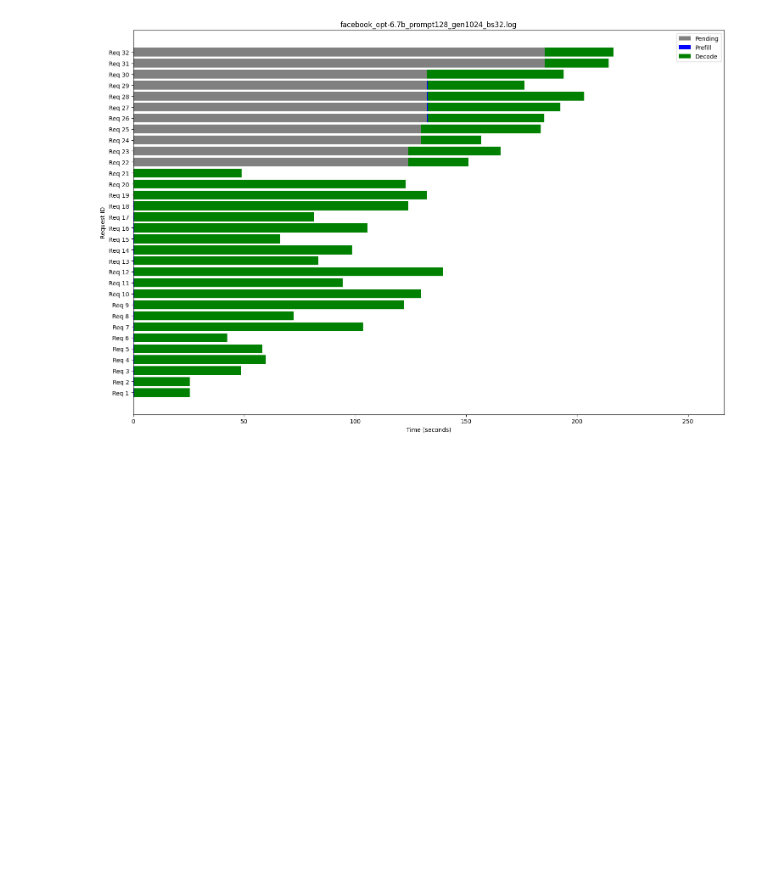
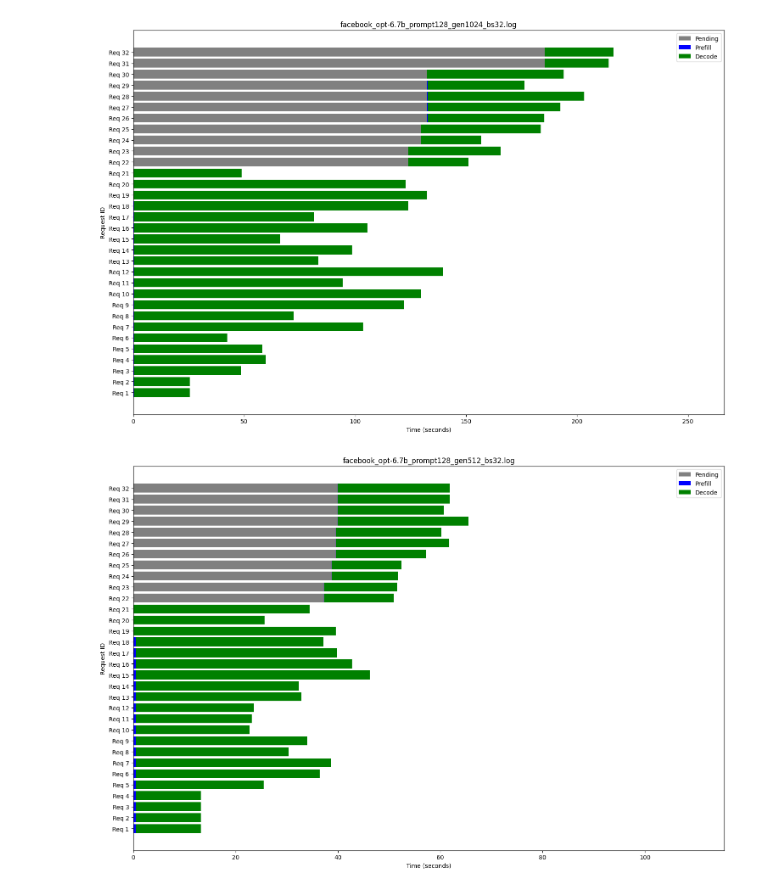
Before and after one commit to chickenribtianhy/vllm_eval, a Jupyter notebook: vis.ipynb, the cells around one changed output. Saved outputs shown, nothing was run; the diff lists cells and outputs as text; code cells hidden in the pictures; blank space fills up the shorter version.

```diff
--- a/vis.ipynb
+++ b/vis.ipynb
@@ -115,3 +115,8 @@ file = "facebook_opt-6.7b_prompt128_gen1024_bs32.log"
 draw_file(file)
 # %% [output]
 [figure]
+# %%
+file = "facebook_opt-6.7b_prompt128_gen512_bs32.log"
+draw_file(file)
+# %% [output]
+[figure, added]
```
Also changed, not shown: parts of 2 cells of this notebook.
